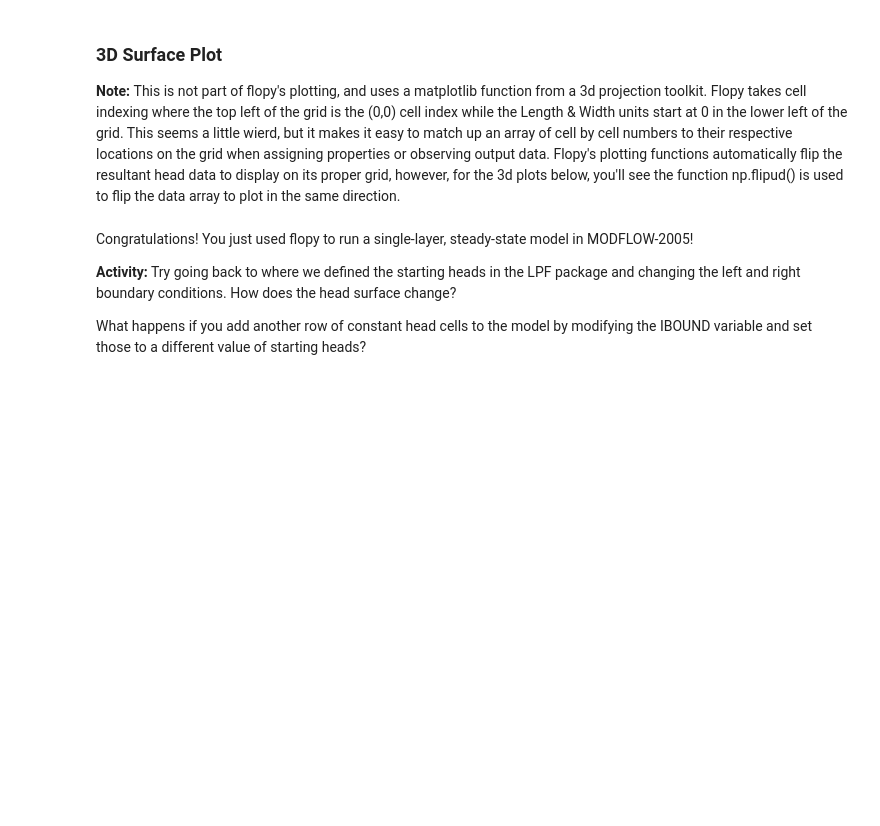
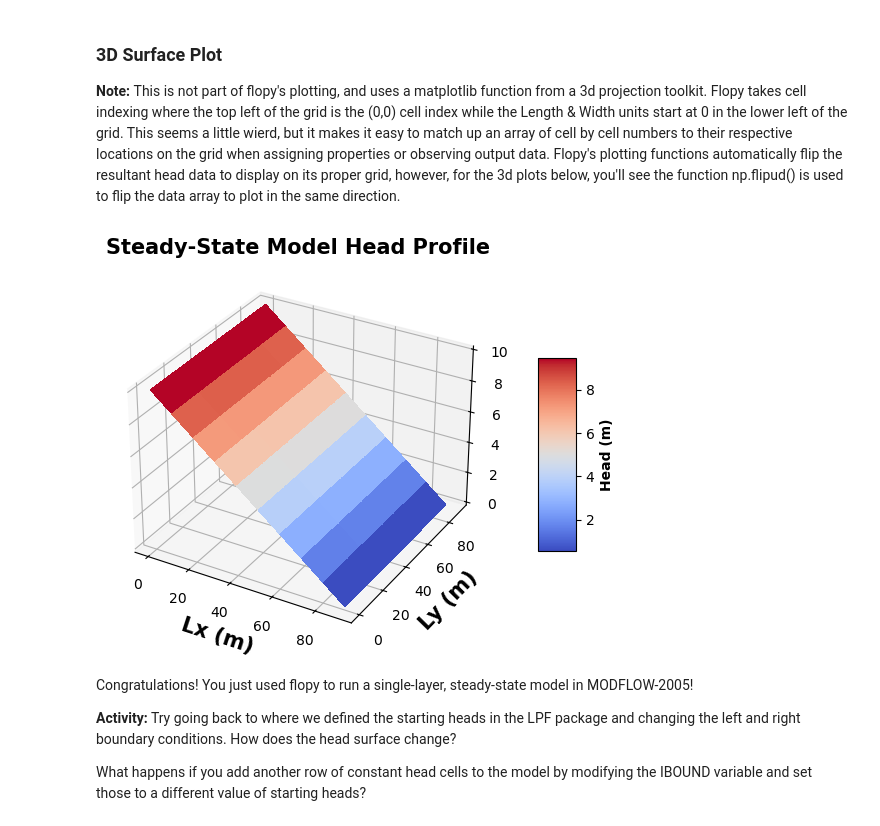
Before and after one commit to bradlipovsky/flopy-tutorials, a Jupyter notebook: Flopy Tutorial 1- Steady-State, Confined Aquifer.ipynb, the cells around one changed output. Saved outputs shown, nothing was run; the diff lists cells and outputs as text; code cells hidden in the pictures; blank space fills up the shorter version.

```diff
--- a/Flopy Tutorial 1- Steady-State, Confined Aquifer.ipynb
+++ b/Flopy Tutorial 1- Steady-State, Confined Aquifer.ipynb
@@ -414,24 +427,26 @@ plt.show()
 # %%
 #import 3d axes toolkit from matplotlib
 from mpl_toolkits.mplot3d import Axes3D
 
 #create 3d figure
 fig_3d = plt.figure(figsize=(12,5))
-ax = fig_3d.gca(projection='3d')
+ax = fig_3d.add_subplot(projection='3d')
 
 #set X, Y, Z variables for 3d plot to be our model domain and head solution
 X = np.arange(0,Lx,dx)
 Y = np.arange(0,Ly,dy)
 X, Y = np.meshgrid(X, Y)
-Z = np.flipud(head[0])
+Z = np.flipud(head_data[0])
 
 #create surface and labels
 surf = ax.plot_surface(X,Y,Z, cmap = plt.cm.coolwarm, linewidth=0, antialiased=False, label='head')
 fig_3d.colorbar(surf,shrink=0.5,aspect=5).set_label('Head (m)',fontsize=10,fontweight='bold')
 ax.set_xlabel('Lx (m)', fontsize=15, fontweight='bold')
 ax.set_ylabel('Ly (m)', fontsize=15, fontweight='bold')
 ax.set_title('Steady-State Model Head Profile', fontsize=15, fontweight='bold')
 plt.show(surf)
+# %% [output]
+[figure, added]
 # %% [markdown]
 Congratulations! You just used flopy to run a single-layer, steady-state model in MODFLOW-2005!
 
```
Also changed, not shown: parts of 2 cells of this notebook.
